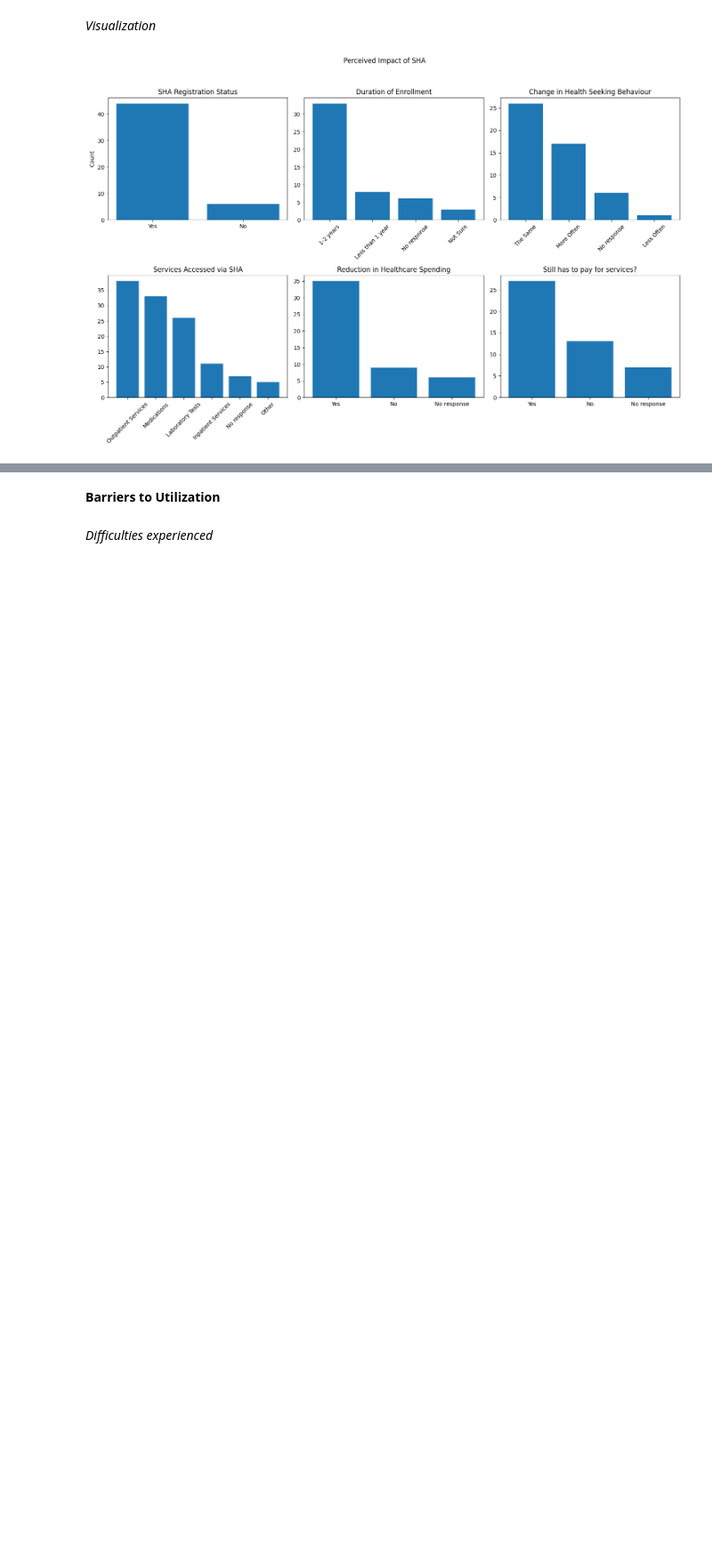
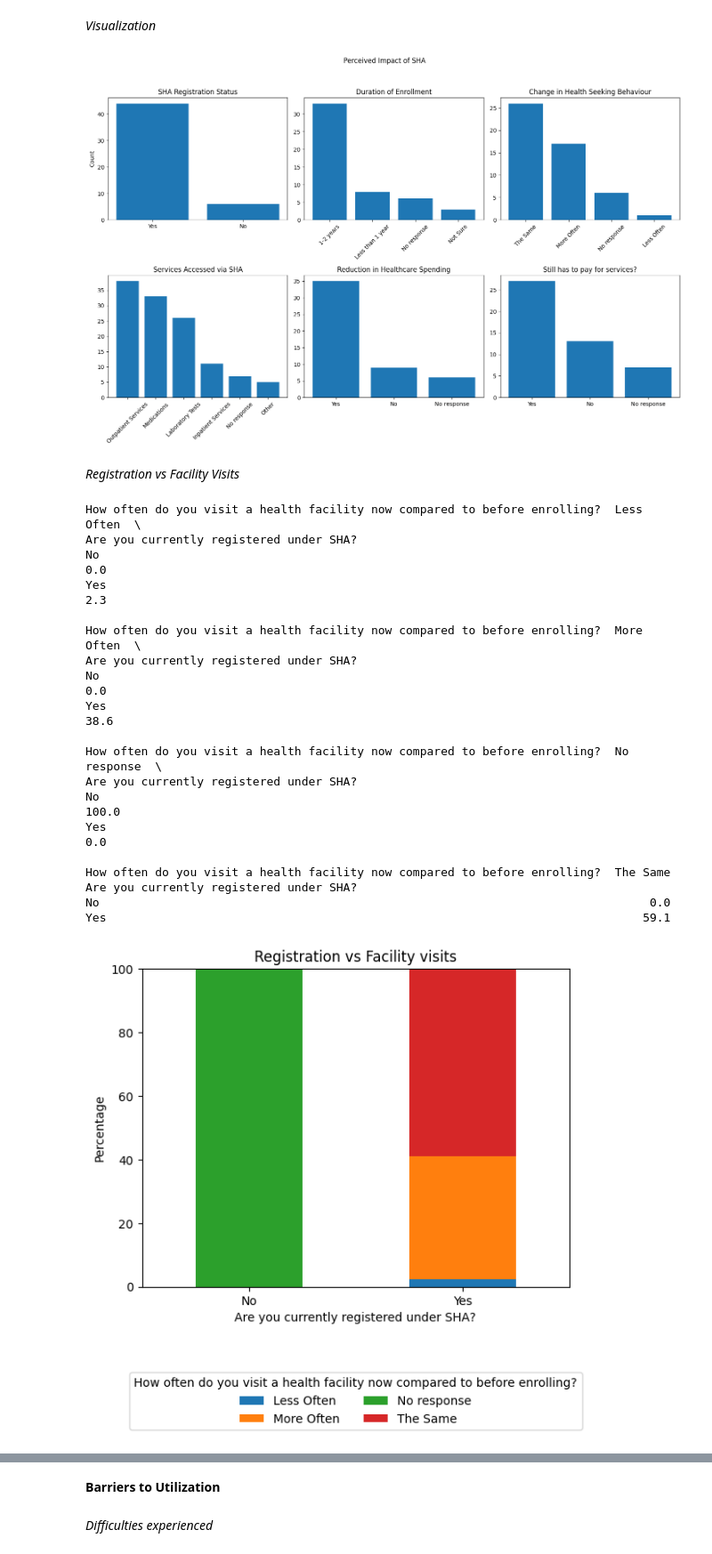
Before and after one commit to DennoCheru/Mosoriot, a Jupyter notebook: Mosoriot.ipynb, the cells around one changed output, grey strips where cells are left out. Shown at 89% size. Cells and saved outputs as stored; diff of their text form; code cells hidden in the pictures; blank space fills up the shorter version.

```diff
--- a/Mosoriot.ipynb
+++ b/Mosoriot.ipynb
@@ -616,3 +636,36 @@ plt.tight_layout(rect=[0,0,1,0.95])
 plt.show()
 # %% [output]
 [figure]
+# %% [markdown]
+*Registration vs Facility Visits*
+# %%
+ct = pd.crosstab(df_main['Are you currently registered under SHA?'], df_main['How often do you visit a health facility now compared to before enrolling?'], normalize='index') * 100
+print(ct.round(1))
+
+ct.plot(kind='bar', stacked=True)
+plt.title('Registration vs Facility visits')
+plt.legend(loc='upper center', bbox_to_anchor=(0.5, -0.25), ncol=2, title = 'How often do you visit a health facility now compared to before enrolling?')
+plt.ylabel('Percentage')
+plt.xticks(rotation=0)
+plt.show()
+# %% [output]
+How often do you visit a health facility now compared to before enrolling?  Less Often  \
+Are you currently registered under SHA?
+No                                                                                 0.0
+Yes                                                                                2.3
+
+How often do you visit a health facility now compared to before enrolling?  More Often  \
+Are you currently registered under SHA?
+No                                                                                 0.0
+Yes                                                                               38.6
+
+How often do you visit a health facility now compared to before enrolling?  No response  \
+Are you currently registered under SHA?
+No                                                                                100.0
+Yes                                                                                 0.0
+
+How often do you visit a health facility now compared to before enrolling?  The Same
+Are you currently registered under SHA?
+No                                                                               0.0
+Yes                                                                             59.1
+[figure, added]
```
Also changed, not shown: parts of 11 cells of this notebook.
